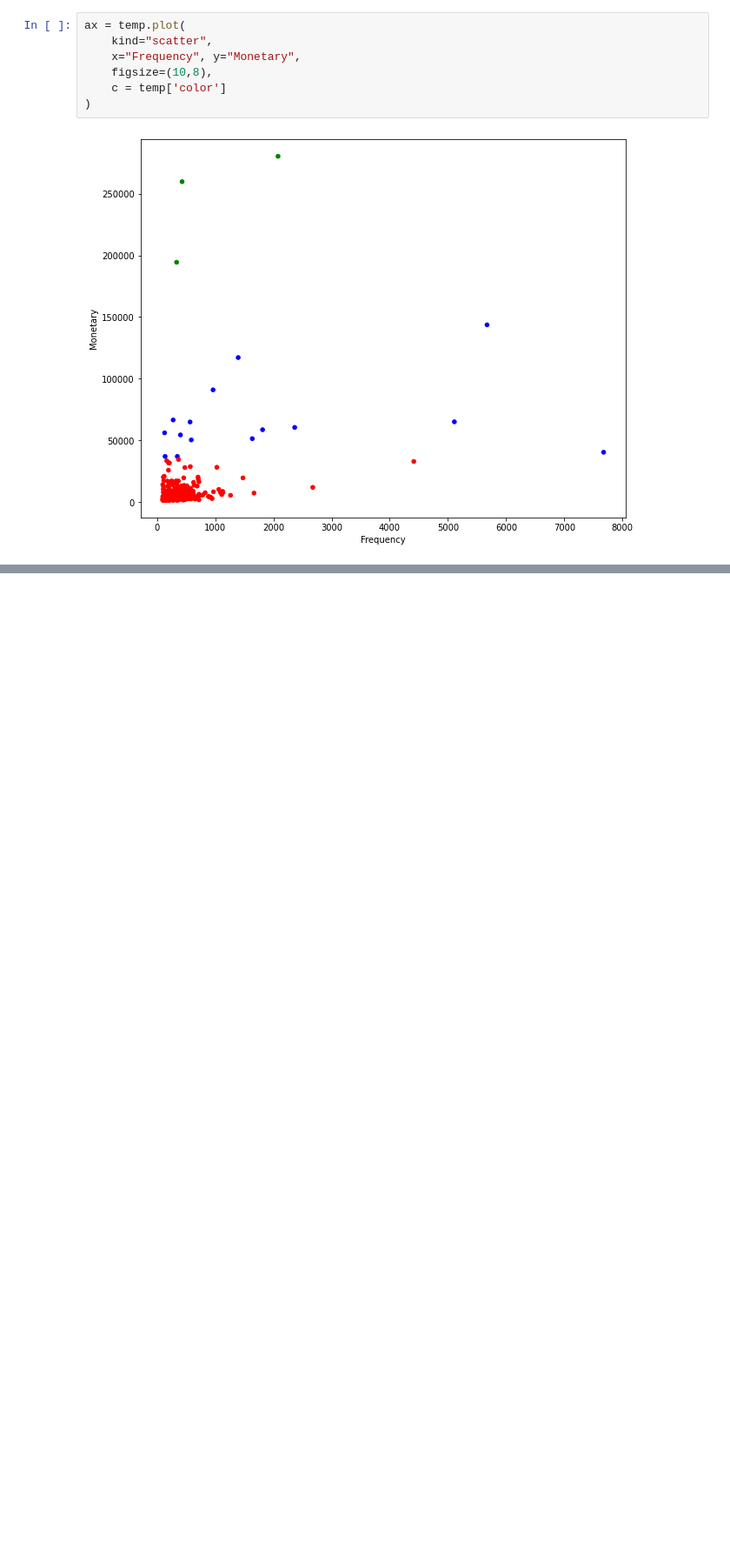
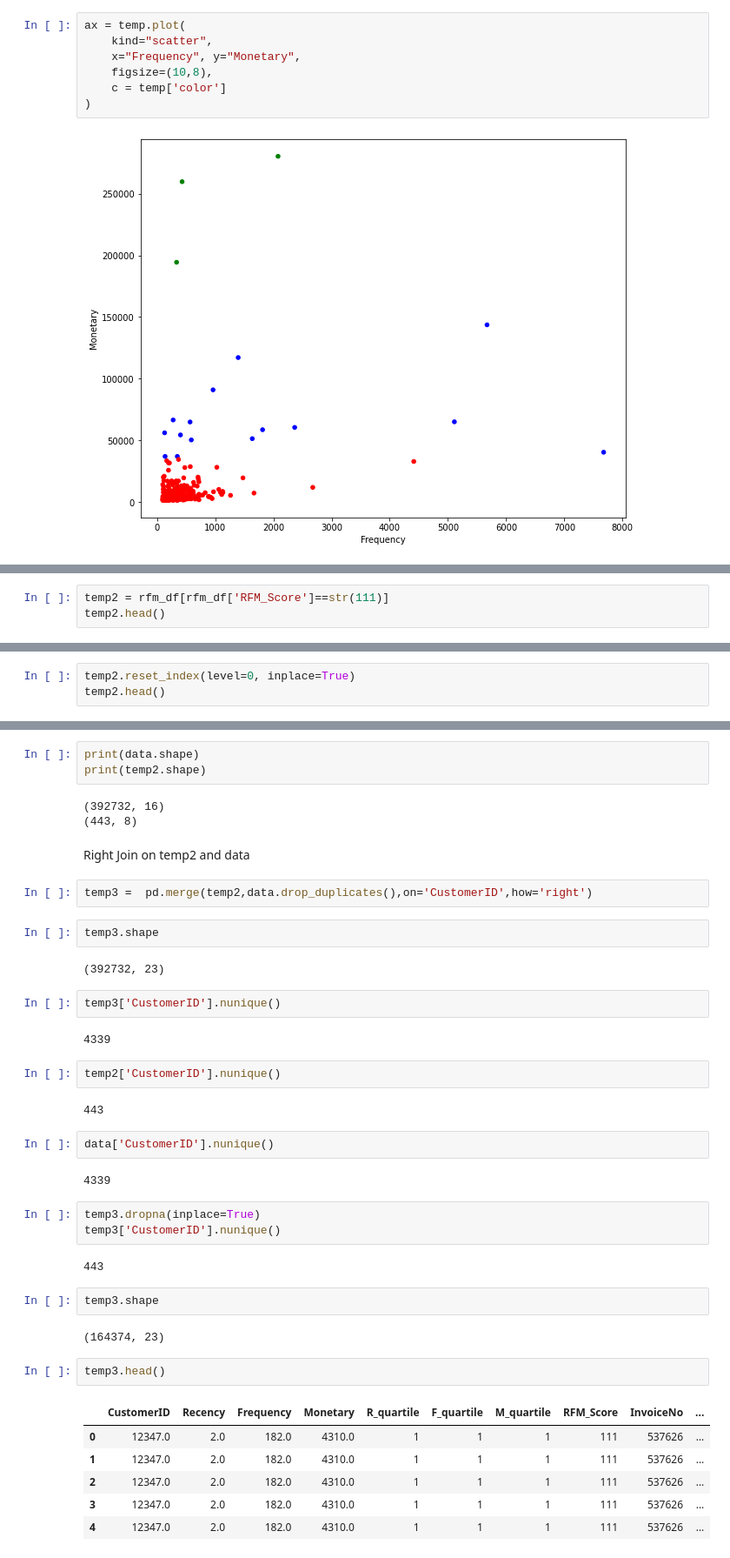
Before and after one commit to madhurchhajed/Customer-Segmentation-and-Analysis, a Jupyter notebook: CustomerSegmentation.ipynb, the cells around one changed output, grey strips where cells are left out. Shown: that part at 87% size. Cells and saved outputs as stored; diff of their text form; blank space fills up the shorter version.

```diff
--- a/CustomerSegmentation.ipynb
+++ b/CustomerSegmentation.ipynb
@@ -603,0 +604,3 @@ ax = temp.plot(
+# %%
+temp2 = rfm_df[rfm_df['RFM_Score']==str(111)]
+temp2.head()
@@ -603,0 +617,3 @@ ax = temp.plot(
+# %%
+temp2.reset_index(level=0, inplace=True)
+temp2.head()
@@ -603,0 +627,44 @@ ax = temp.plot(
+# %%
+print(data.shape)
+print(temp2.shape)
+# %% [output]
+(392732, 16)
+(443, 8)
+# %% [markdown]
+Right Join on temp2 and data
+# %%
+temp3 =  pd.merge(temp2,data.drop_duplicates(),on='CustomerID',how='right')
+# %%
+temp3.shape
+# %% [output]
+(392732, 23)
+# %%
+temp3['CustomerID'].nunique()
+# %% [output]
+4339
+# %%
+temp2['CustomerID'].nunique()
+# %% [output]
+443
+# %%
+data['CustomerID'].nunique()
+# %% [output]
+4339
+# %%
+temp3.dropna(inplace=True)
+temp3['CustomerID'].nunique()
+# %% [output]
+443
+# %%
+temp3.shape
+# %% [output]
+(164374, 23)
+# %%
+temp3.head()
+# %% [output]
+|  | CustomerID | Recency | Frequency | Monetary | R_quartile | F_quartile | M_quartile | RFM_Score | InvoiceNo | ... |
+| 0 | 12347.0 | 2.0 | 182.0 | 4310.0 | 1 | 1 | 1 | 111 | 537626 | ... |
+| 1 | 12347.0 | 2.0 | 182.0 | 4310.0 | 1 | 1 | 1 | 111 | 537626 | ... |
+| 2 | 12347.0 | 2.0 | 182.0 | 4310.0 | 1 | 1 | 1 | 111 | 537626 | ... |
+| 3 | 12347.0 | 2.0 | 182.0 | 4310.0 | 1 | 1 | 1 | 111 | 537626 | ... |
+| 4 | 12347.0 | 2.0 | 182.0 | 4310.0 | 1 | 1 | 1 | 111 | 537626 | ... |
```
Also changed, not shown: parts of 28 cells of this notebook.
